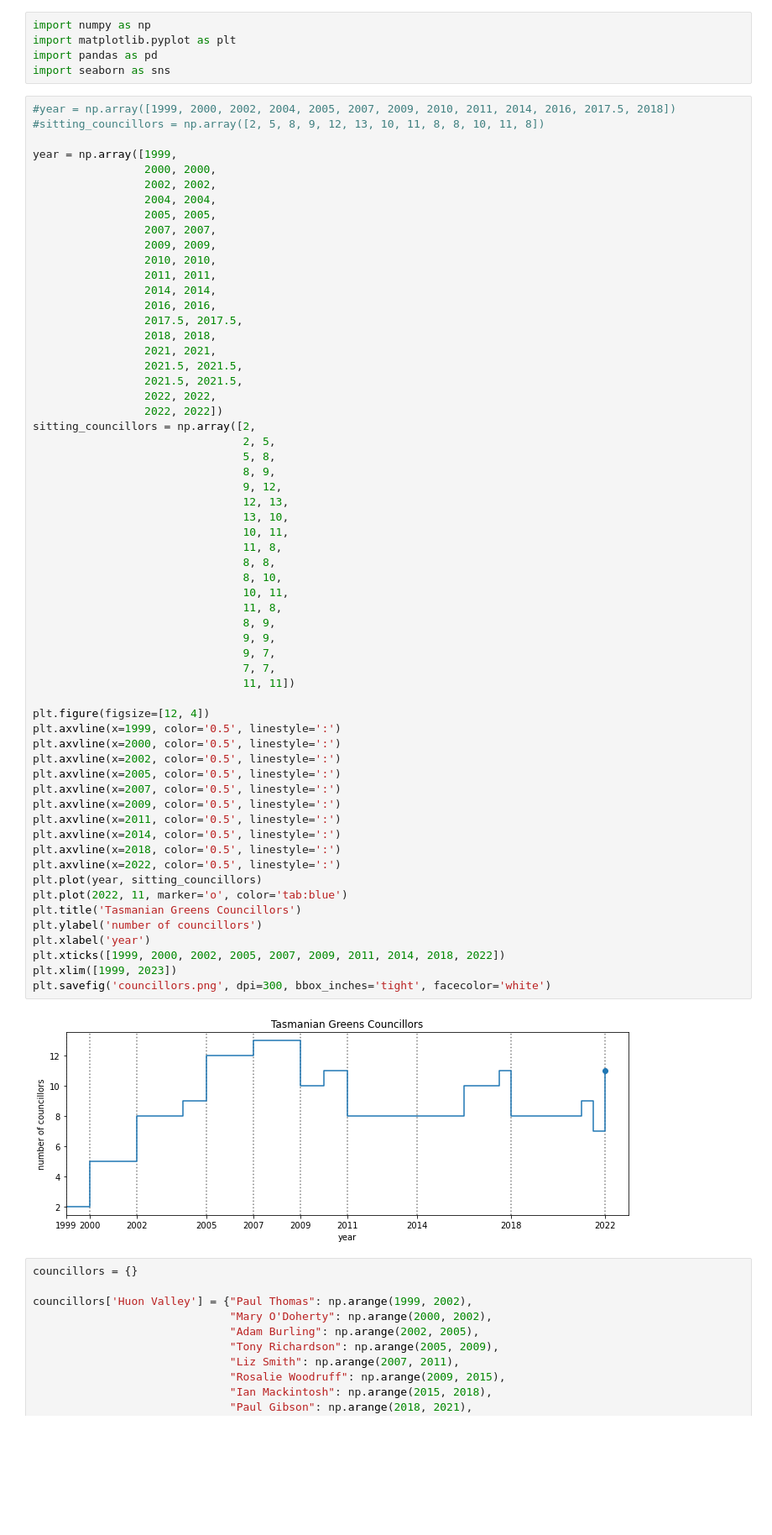
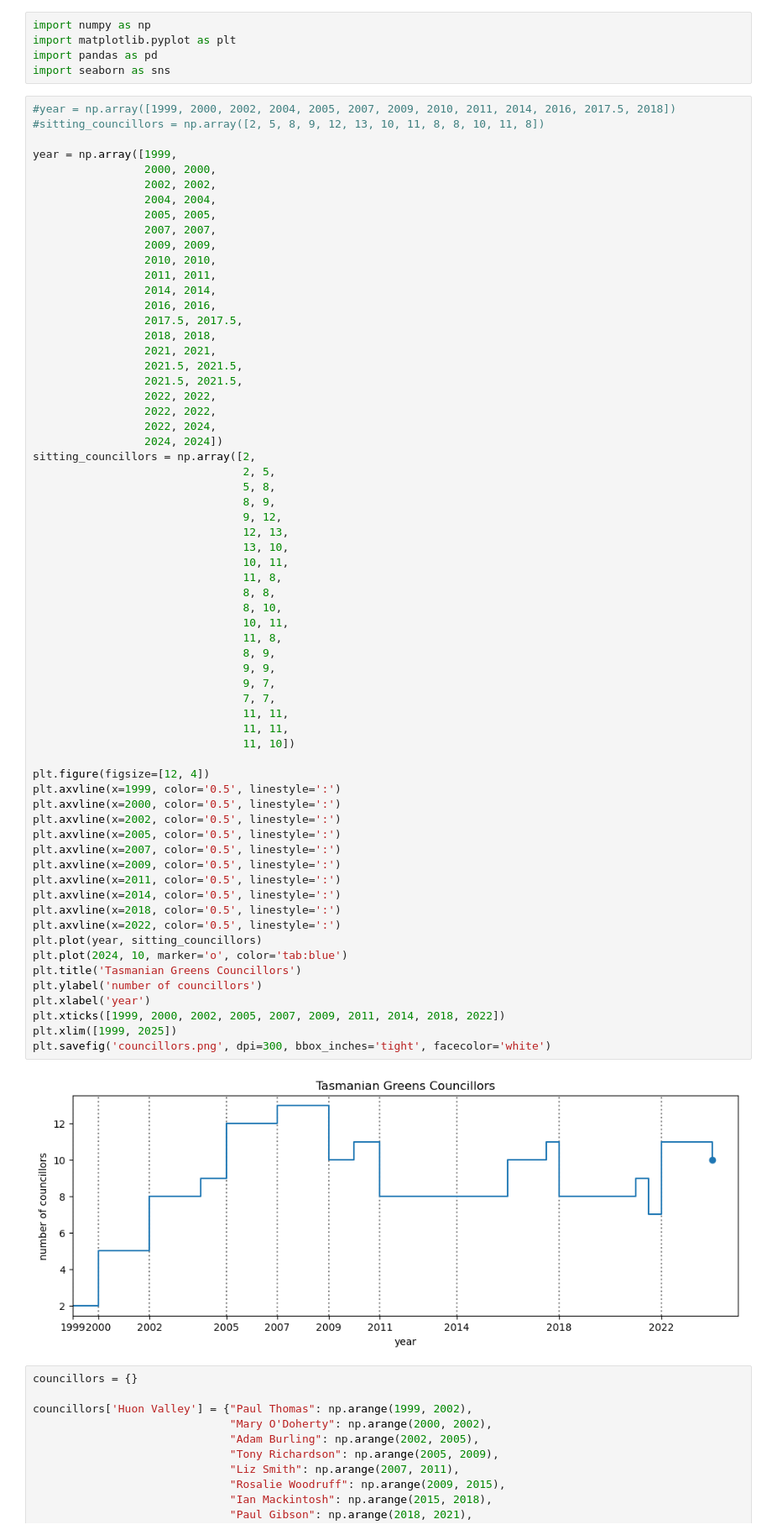
Before and after one commit to DamienIrving/election-analysis, a Jupyter notebook: analysis/councillors.ipynb, the cells around one changed output. Shown at 84% size. Drawn from its saved outputs; the diff is of its cells as text; blank space fills up the shorter version.

```diff
--- a/analysis/councillors.ipynb
+++ b/analysis/councillors.ipynb
@@ -24,7 +24,9 @@ year = np.array([1999,
                  2021.5, 2021.5,
                  2021.5, 2021.5,
                  2022, 2022,
-                 2022, 2022])
+                 2022, 2022,
+                 2022, 2024,
+                 2024, 2024])
 sitting_councillors = np.array([2,
                                 2, 5,
                                 5, 8,
@@ -34,37 +36,39 @@ sitting_councillors = np.array([2,
                                 13, 10,
                                 10, 11,
                                 11, 8,
                                 8, 8,
                                 8, 10,
                                 10, 11,
                                 11, 8,
                                 8, 9,
                                 9, 9,
                                 9, 7,
                                 7, 7,
-                                11, 11])
+                                11, 11,
+                                11, 11,
+                                11, 10])
 
 plt.figure(figsize=[12, 4])
 plt.axvline(x=1999, color='0.5', linestyle=':')
 plt.axvline(x=2000, color='0.5', linestyle=':')
 plt.axvline(x=2002, color='0.5', linestyle=':')
 plt.axvline(x=2005, color='0.5', linestyle=':')
 plt.axvline(x=2007, color='0.5', linestyle=':')
 plt.axvline(x=2009, color='0.5', linestyle=':')
 plt.axvline(x=2011, color='0.5', linestyle=':')
 plt.axvline(x=2014, color='0.5', linestyle=':')
 plt.axvline(x=2018, color='0.5', linestyle=':')
 plt.axvline(x=2022, color='0.5', linestyle=':')
 plt.plot(year, sitting_councillors)
-plt.plot(2022, 11, marker='o', color='tab:blue')
+plt.plot(2024, 10, marker='o', color='tab:blue')
 plt.title('Tasmanian Greens Councillors')
 plt.ylabel('number of councillors')
 plt.xlabel('year')
 plt.xticks([1999, 2000, 2002, 2005, 2007, 2009, 2011, 2014, 2018, 2022])
-plt.xlim([1999, 2023])
+plt.xlim([1999, 2025])
 plt.savefig('councillors.png', dpi=300, bbox_inches='tight', facecolor='white')
 # %% [output]
-[figure, old version]
+[figure, new version]
 # %%
 councillors = {}
 
```
